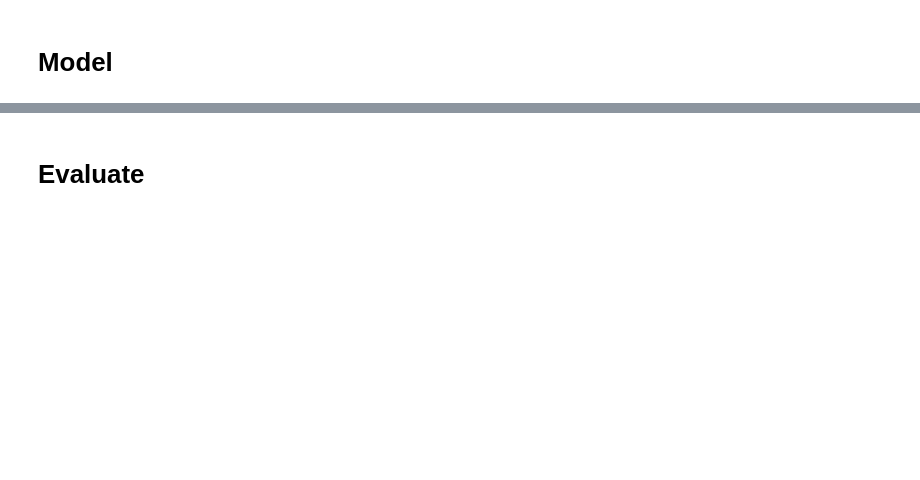
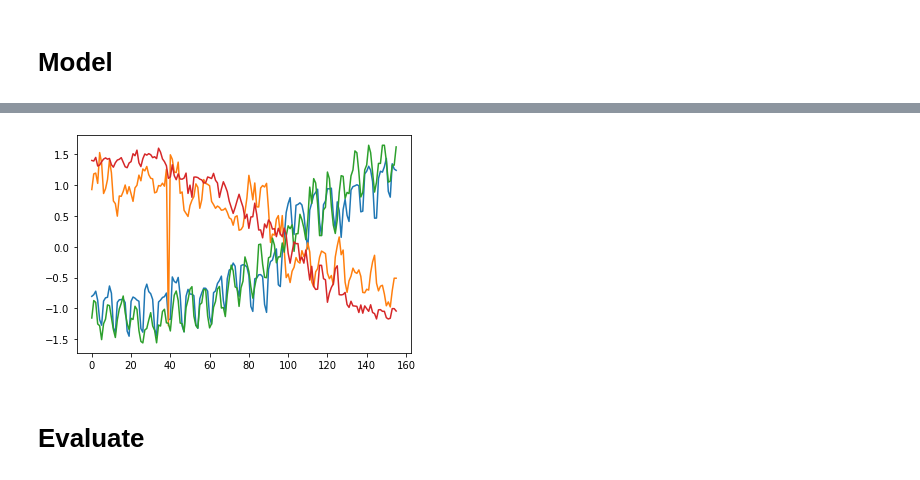
Before and after one commit to MrShumnov/energy-consumption-prediction, a Jupyter notebook: src/model_mlp.ipynb, the cells around one changed output, grey strips where cells are left out. Saved outputs shown, nothing was run; the diff lists cells and outputs as text; code cells hidden in the pictures; blank space fills up the shorter version.

```diff
--- a/src/model_mlp.ipynb
+++ b/src/model_mlp.ipynb
@@ -158,3 +197,10 @@ KeyboardInterrupt:
+# %%
+plt.plot(np.squeeze(y_test[:300])[:, 0])
+plt.plot(np.squeeze(model(x_test[:300]))[:, 0])
+
+plt.show()
+# %% [output]
+[figure, added]
 # %% [markdown]
 # Evaluate
 # %%
```
Also changed, not shown: parts of 13 cells of this notebook, 2 other files.
